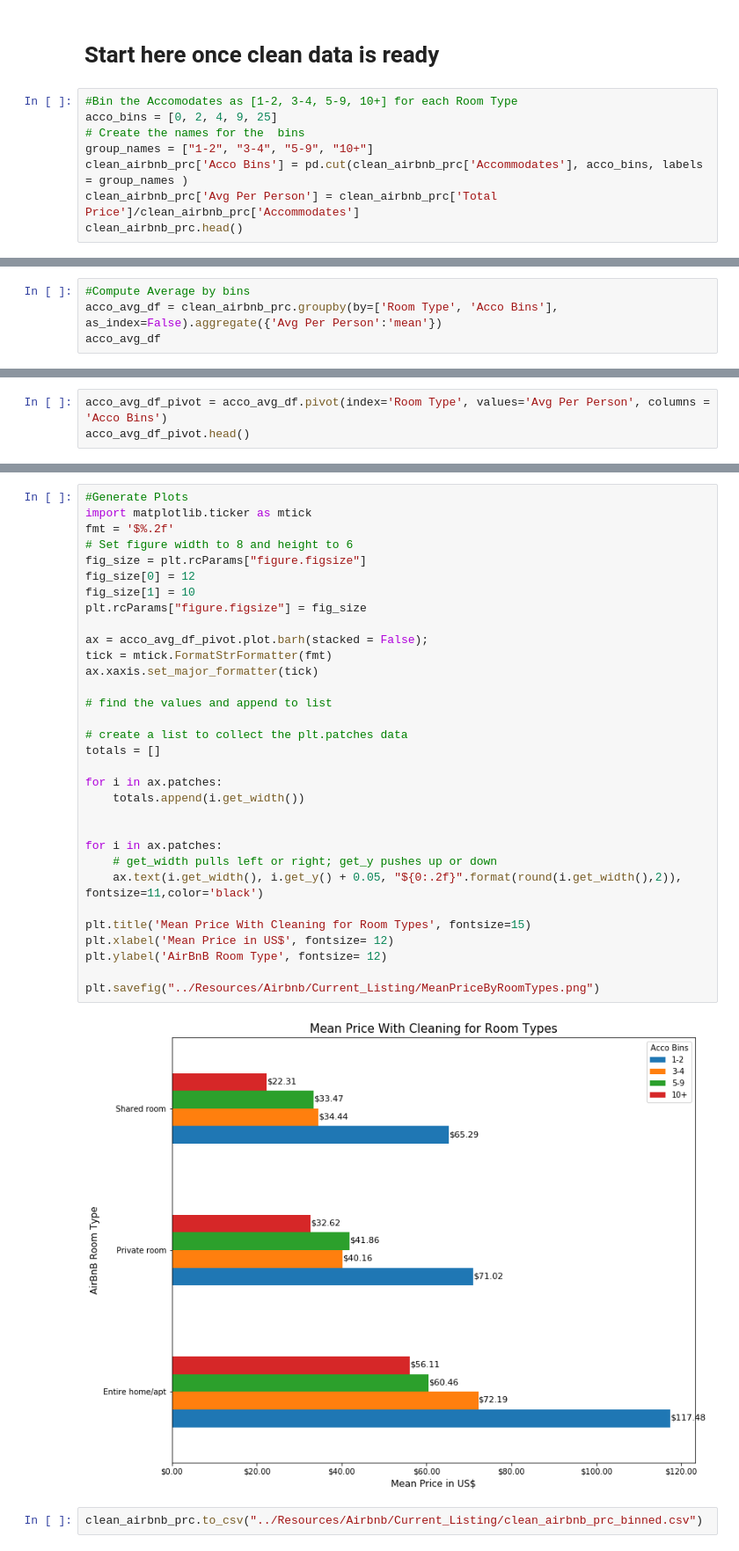
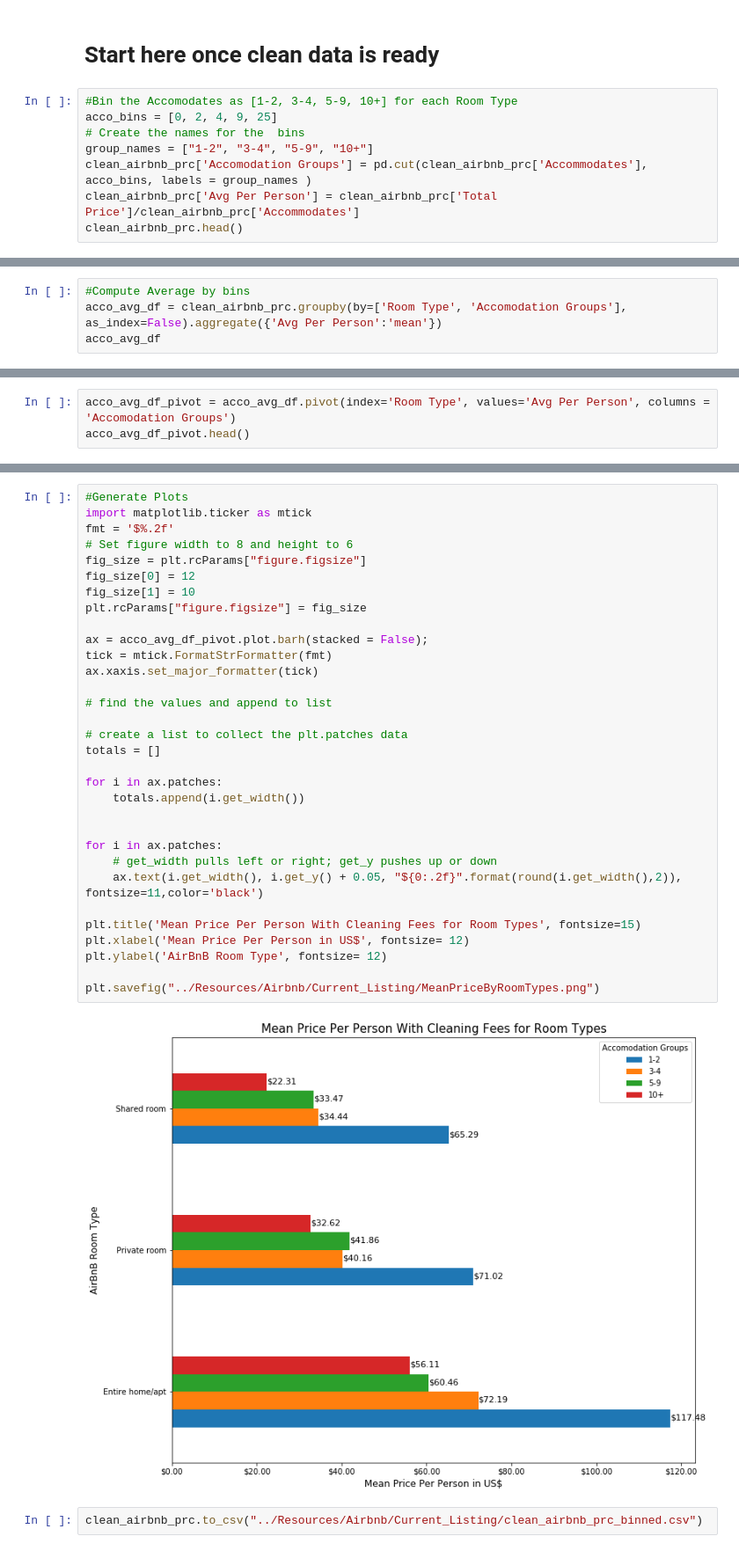
Before and after one commit to EstellaYu/Data_Visualization_Airbnb_Hotel, a Jupyter notebook: Notebooks/Data_Cleaning_MC.ipynb, the cells around one changed output, grey strips where cells are left out. Shown: that part at 88% size. Drawn from its saved outputs; the diff is of its cells as text.

```diff
--- a/Notebooks/Data_Cleaning_MC.ipynb
+++ b/Notebooks/Data_Cleaning_MC.ipynb
@@ -395,7 +395,7 @@ clean_airbnb_prc.to_csv("../Resources/Airbnb/Current_Listing/clean_airbnb_prc.cs
 acco_bins = [0, 2, 4, 9, 25]
 # Create the names for the  bins
 group_names = ["1-2", "3-4", "5-9", "10+"]
-clean_airbnb_prc['Acco Bins'] = pd.cut(clean_airbnb_prc['Accommodates'], acco_bins, labels = group_names )
+clean_airbnb_prc['Accomodation Groups'] = pd.cut(clean_airbnb_prc['Accommodates'], acco_bins, labels = group_names )
 clean_airbnb_prc['Avg Per Person'] = clean_airbnb_prc['Total Price']/clean_airbnb_prc['Accommodates']
 clean_airbnb_prc.head()
 # %% [output]
@@ -409,5 +409,5 @@ clean_airbnb_prc.head()
 # %%
 #Compute Average by bins
-acco_avg_df = clean_airbnb_prc.groupby(by=['Room Type', 'Acco Bins'], as_index=False).aggregate({'Avg Per Person':'mean'})
+acco_avg_df = clean_airbnb_prc.groupby(by=['Room Type', 'Accomodation Groups'], as_index=False).aggregate({'Avg Per Person':'mean'})
 acco_avg_df
 # %% [output]
@@ -425,6 +425,6 @@ acco_avg_df
 | 10 | Shared room | 5-9 | 33.467687 |
 | 11 | Shared room | 10+ | 22.312500 |
 # %%
-acco_avg_df_pivot = acco_avg_df.pivot(index='Room Type', values='Avg Per Person', columns = 'Acco Bins')
+acco_avg_df_pivot = acco_avg_df.pivot(index='Room Type', values='Avg Per Person', columns = 'Accomodation Groups')
 acco_avg_df_pivot.head()
 # %% [output]
@@ -437,35 +437,35 @@ acco_avg_df_pivot.head()
 #Generate Plots
 import matplotlib.ticker as mtick
 fmt = '$%.2f'
 # Set figure width to 8 and height to 6
 fig_size = plt.rcParams["figure.figsize"]
 fig_size[0] = 12
 fig_size[1] = 10
 plt.rcParams["figure.figsize"] = fig_size
 
 ax = acco_avg_df_pivot.plot.barh(stacked = False);
 tick = mtick.FormatStrFormatter(fmt)
 ax.xaxis.set_major_formatter(tick)
 
 # find the values and append to list
 
 # create a list to collect the plt.patches data
 totals = []
 
 for i in ax.patches:
     totals.append(i.get_width())
 
 
 for i in ax.patches:
     # get_width pulls left or right; get_y pushes up or down
     ax.text(i.get_width(), i.get_y() + 0.05, "${0:.2f}".format(round(i.get_width(),2)),  fontsize=11,color='black')
 
-plt.title('Mean Price With Cleaning for Room Types', fontsize=15)
-plt.xlabel('Mean Price in US$', fontsize= 12)
+plt.title('Mean Price Per Person With Cleaning Fees for Room Types', fontsize=15)
+plt.xlabel('Mean Price Per Person in US$', fontsize= 12)
 plt.ylabel('AirBnB Room Type', fontsize= 12)
 
 plt.savefig("../Resources/Airbnb/Current_Listing/MeanPriceByRoomTypes.png")
 # %% [output]
-[figure, old version]
+[figure, new version]
 # %%
 clean_airbnb_prc.to_csv("../Resources/Airbnb/Current_Listing/clean_airbnb_prc_binned.csv")
```
Also changed, not shown: parts of 12 cells of this notebook.
